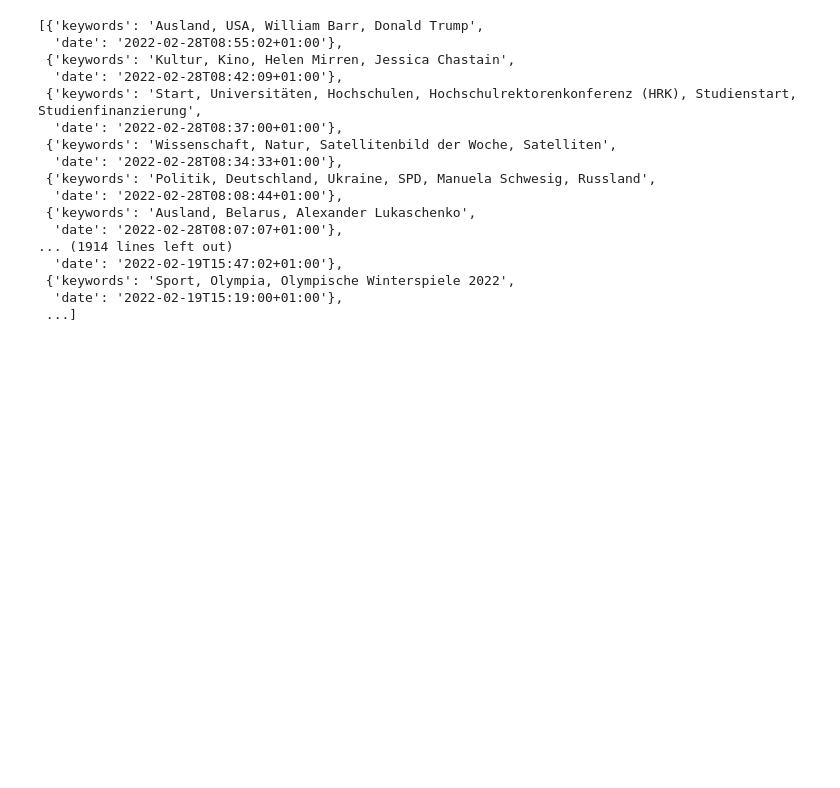
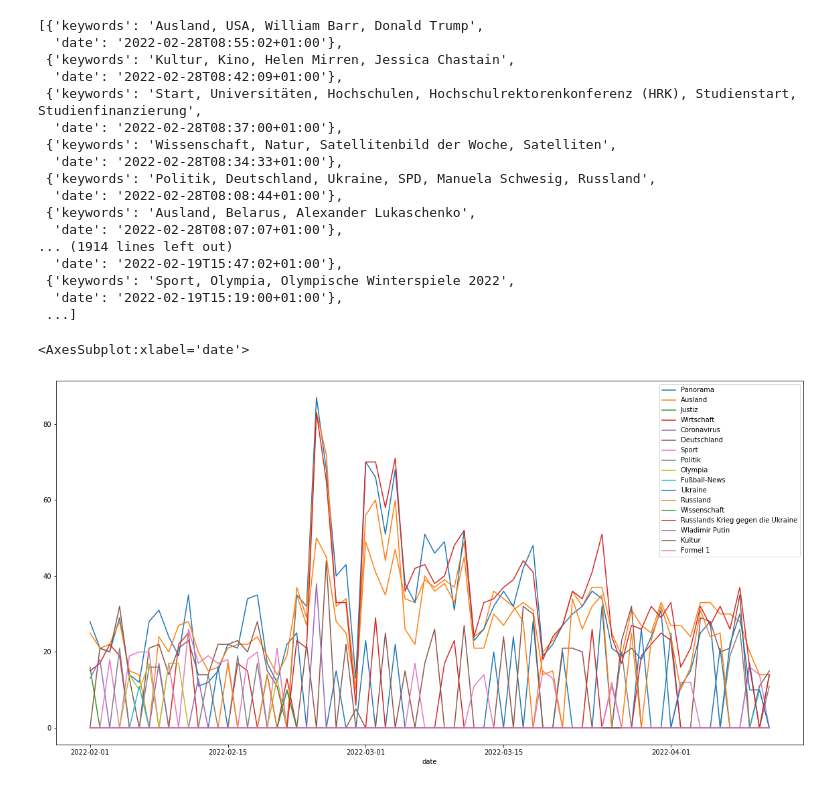
Before and after one commit to Freshpinguin/WebScraping, a Jupyter notebook: Spiegel.ipynb, the cells around one changed output. Drawn from its saved outputs; the diff is of its cells as text; code cells hidden in the pictures; blank space fills up the shorter version.

Commit message:
with plot

```diff
--- a/Spiegel.ipynb
+++ b/Spiegel.ipynb
@@ -92,3 +93,17 @@ import json
 # %%
 with open('keywords.txt', 'w') as this:
     this.write(json.dumps(all_keywords))
+# %%
+df = pd.DataFrame(all_keywords)
+df['keywords'] = df['keywords'].map(lambda x: x.split(',')).map(lambda x :list(map(lambda y: y.strip(), x)))
+df['date'] = df['date'].map(lambda x: (parser.parse(x).date()))
+df_new = df.groupby('date').sum()
+df_new['counter'] = df_new['keywords'].map(Counter)
+df_new['most_common'] = df_new['keywords'].map(lambda x:dict(Counter(x).most_common(5)))
+most_common = df_new['most_common'].apply(pd.Series).fillna(0)
+import matplotlib.pyplot as plt
+plt.rcParams['figure.figsize'] = [20, 10]
+most_common.plot()
+# %% [output]
+<AxesSubplot:xlabel='date'>
+[figure, added]
```
Also changed, not shown: parts of 2 cells of this notebook.
